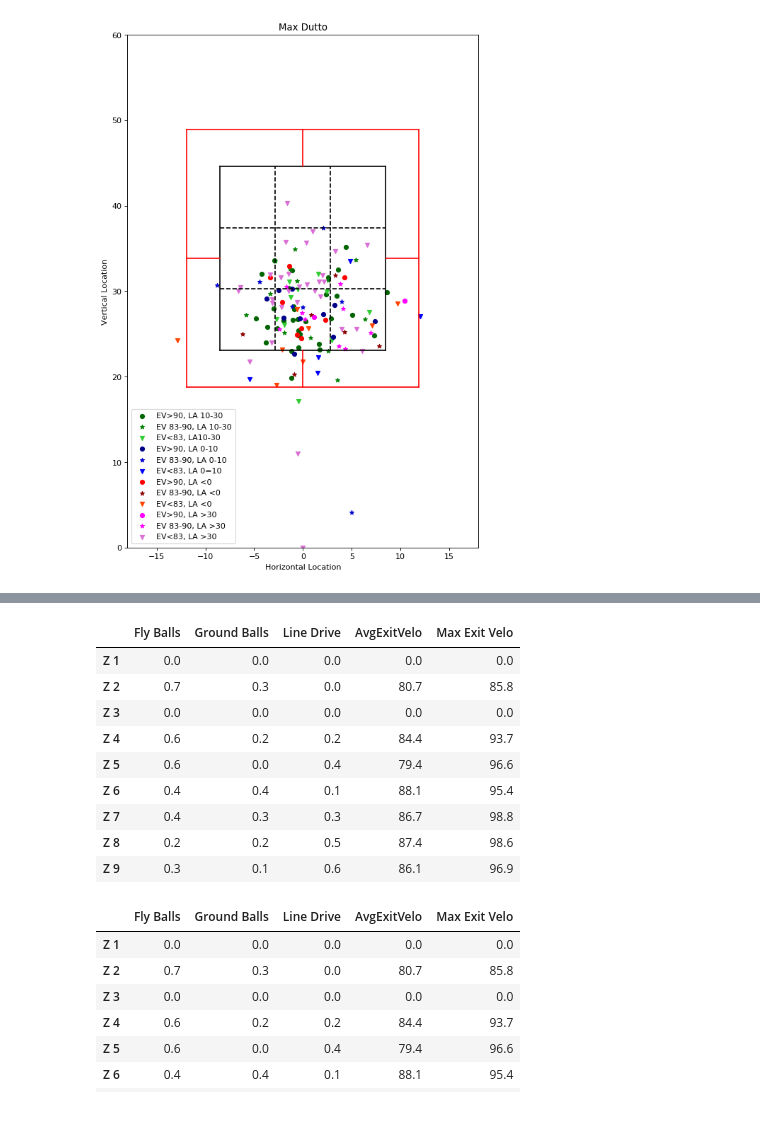
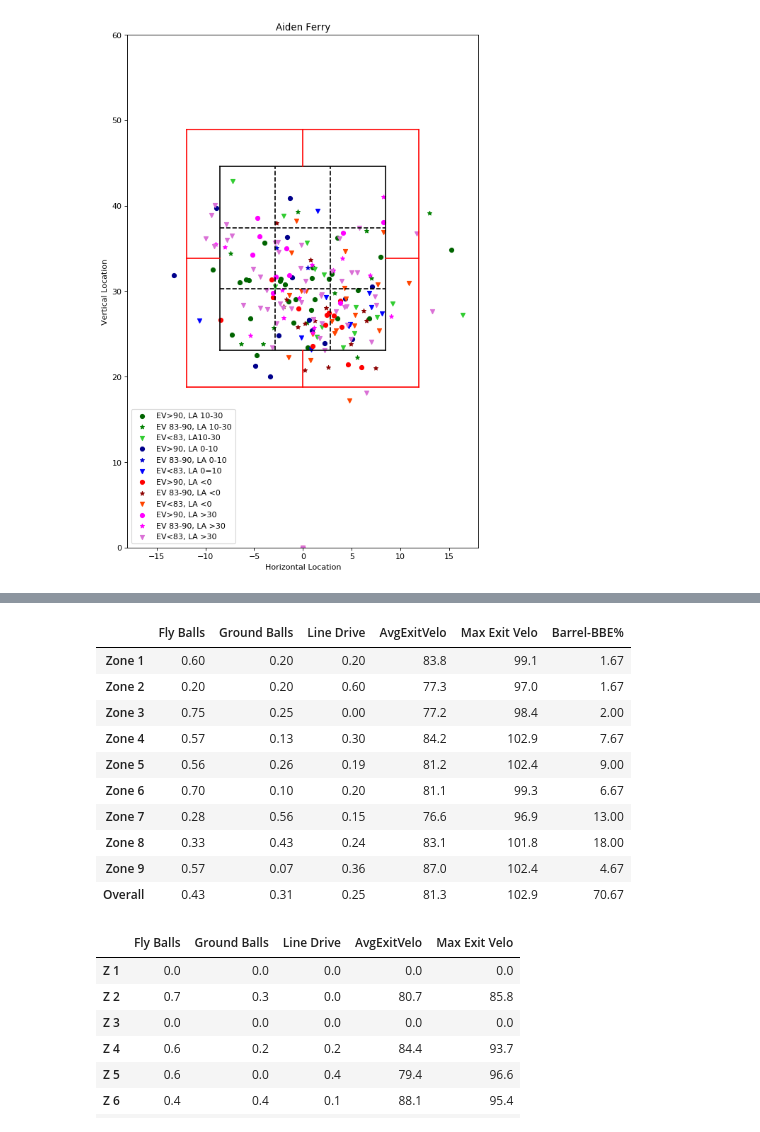
Before and after one commit to sumairshah/Driveline-Hitters, a Jupyter notebook: hitters.ipynb, the cells around one changed output, grey strips where cells are left out. Cells and saved outputs as stored; diff of their text form; code cells hidden in the pictures.

Commit message:
added barrel per BBE

```diff
--- a/hitters.ipynb
+++ b/hitters.ipynb
@@ -55,6 +82,30 @@ def removefloats(row):
         return "dummy"
     else:
         return(row['User'])
+# %%
+def setBarrelPower(row):
+    if (type(row['Velo']) == float) or (type(row['Velo']) == int):
+        V = row['Velo']
+    else:
+        return 0
+    if (type(row['LA']) == float) or (type(row['LA']) == int):
+        LA= row['LA']
+    else:
+        return 0
+
+    BPower = 0
+
+    if ( ((row['LA'] >= 8) and (row['LA'] <= 32)) and (row['Velo'] >= 102) ):
+        BPower = 1
+    if ( ((LA >= 12) and (LA <= 30)) and (V >= 99) ):
+        BPower = 1
+    if ( ((LA >= 16) and (LA <= 28)) and (V >= 95) ):
+        BPower = 1
+    if ( ((LA >= 20) and (LA <= 27)) and (V >= 90) ):
+        BPower = 1
+    if ( ((LA >= 24) and (LA < 26)) and (V >= 87) ):
+        BPower = 1
+    return(BPower)
 # %%
 ## We are not using thing function ... it has a small problem
 #the function reads in an XLS file with multiple sheets, and returns a dateframe
@@ -87,5 +138,6 @@ def readdata(filename):
 # %%
 hx2 = hx.rename(index=str,columns={'POI X':'X','POI Y':'Y'})
 hx2['User'] = hx2.apply(removefloats,axis=1)
+hx2['BPower'] = hx2.apply(setBarrelPower, axis=1)
 hx2 = hx2[(hx2.User!='User') & (hx2.User != 'dummy')]
 hx2 = hx2[hx2.User.notna()]
@@ -139,14 +206,18 @@ def hittingbyzone(df, zone):
     y = dfx.shape
     s = dfx.iloc[:, 0].sum()
     if y[0] < 2:
-        gb = 0.0
+        gb = 0.00
     else:
-        gb = round(dfx.iloc[1,0]/s, 1)
+        gb = round(dfx.iloc[1,0]/s, 2)
     if y[0] < 3:
-        ld = 0.0
+        ld = 0.00
     else:
-        ld = round(dfx.iloc[2,0]/s, 1)
-    fb = round(dfx.iloc[0,0]/s, 1)
+        ld = round(dfx.iloc[2,0]/s, 2)
+    fb = round(dfx.iloc[0,0]/s, 2)
 
-    tup = (fb, gb, ld, a, m)
+    siz = dfx.shape[0]
+    barrel = dfx.BPower.sum()
+    bbiq = round((barrel/siz), 2)
+
+    tup = (fb, gb, ld, a, m, bbiq)
     return tup
@@ -161,7 +229,7 @@ hittingbyzone(maxdutto,2)
 def gethitterstats(df, hittername):
 
     alist = []
-    cols  = ['Fly Balls', 'Ground Balls', 'Line Drive', 'AvgExitVelo', 'Max Exit Velo']
+    cols  = ['Fly Balls', 'Ground Balls', 'Line Drive', 'AvgExitVelo', 'Max Exit Velo', 'Barrel-BBE%']
     idx = ['Zone 1', 'Zone 2', 'Zone 3', 'Zone 4', 'Zone 5', 'Zone 6', 'Zone 7', 'Zone 8', 'Zone 9', 'Overall']
     if hittername != 'All':
         dfx = df[df.User == hittername]
@@ -386,22 +454,23 @@ def HitterSummary (hx2,hitter,date1,date2, v1, v2):
 
     return (hstats)
 # %%
-hstats  = HitterSummary(hx2, 'Max Dutto', 44,55, 60, 90)
+hstats  = HitterSummary(hx2, 'Aiden Ferry', 44,55, 60, 90)
 hstats
 # %% [output]
-[figure, old version]
+[figure, new version]
 [interactive output not drawn]
 [interactive output not drawn]
-|  | Fly Balls | Ground Balls | Line Drive | AvgExitVelo | Max Exit Velo |
-| Z 1 | 0.0 | 0.0 | 0.0 | 0.0 | 0.0 |
-| Z 2 | 0.7 | 0.3 | 0.0 | 80.7 | 85.8 |
-| Z 3 | 0.0 | 0.0 | 0.0 | 0.0 | 0.0 |
-| Z 4 | 0.6 | 0.2 | 0.2 | 84.4 | 93.7 |
-| Z 5 | 0.6 | 0.0 | 0.4 | 79.4 | 96.6 |
-| Z 6 | 0.4 | 0.4 | 0.1 | 88.1 | 95.4 |
-| Z 7 | 0.4 | 0.3 | 0.3 | 86.7 | 98.8 |
-| Z 8 | 0.2 | 0.2 | 0.5 | 87.4 | 98.6 |
-| Z 9 | 0.3 | 0.1 | 0.6 | 86.1 | 96.9 |
+|  | Fly Balls | Ground Balls | Line Drive | AvgExitVelo | Max Exit Velo | Barrel-BBE% |
+| Zone 1 | 0.60 | 0.20 | 0.20 | 83.8 | 99.1 | 1.67 |
+| Zone 2 | 0.20 | 0.20 | 0.60 | 77.3 | 97.0 | 1.67 |
+| Zone 3 | 0.75 | 0.25 | 0.00 | 77.2 | 98.4 | 2.00 |
+| Zone 4 | 0.57 | 0.13 | 0.30 | 84.2 | 102.9 | 7.67 |
+| Zone 5 | 0.56 | 0.26 | 0.19 | 81.2 | 102.4 | 9.00 |
+| Zone 6 | 0.70 | 0.10 | 0.20 | 81.1 | 99.3 | 6.67 |
+| Zone 7 | 0.28 | 0.56 | 0.15 | 76.6 | 96.9 | 13.00 |
+| Zone 8 | 0.33 | 0.43 | 0.24 | 83.1 | 101.8 | 18.00 |
+| Zone 9 | 0.57 | 0.07 | 0.36 | 87.0 | 102.4 | 4.67 |
+| Overall | 0.43 | 0.31 | 0.25 | 81.3 | 102.9 | 70.67 |
 # %%
 hstats
 # %% [output]
```
Also changed, not shown: parts of 7 cells of this notebook.
